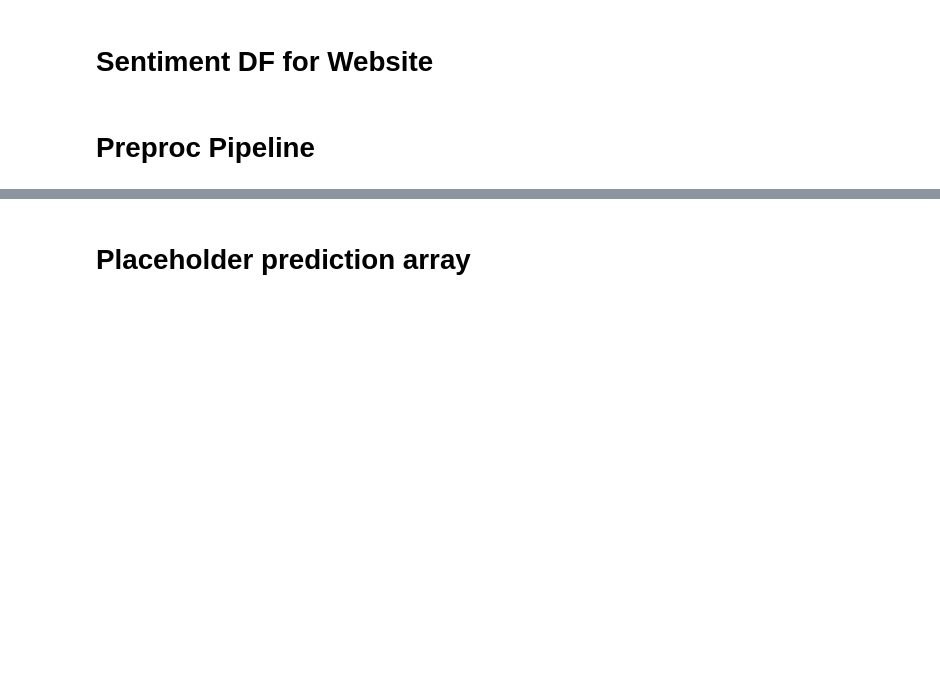
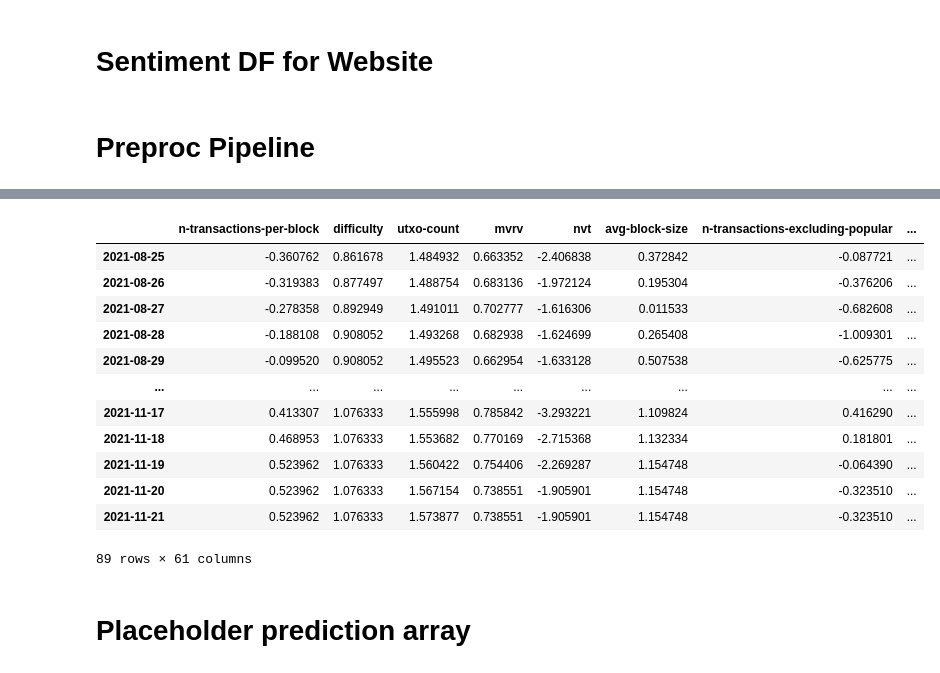
Before and after one commit to michelangelo89/btc_sent_fc, a Jupyter notebook: notebooks/ss_post_proc.ipynb, the cells around one changed output, grey strips where cells are left out. Drawn from its saved outputs; the diff is of its cells as text; code cells hidden in the pictures; blank space fills up the shorter version.

```diff
--- a/notebooks/ss_post_proc.ipynb
+++ b/notebooks/ss_post_proc.ipynb
@@ -253,3 +249,21 @@ from sklearn.pipeline import Pipeline
+# %%
+fake_1 = pd.read_csv("gs://wagon-data-750-btc-sent-fc/input_data/fake_1", index_col = 0, parse_dates = True)
+# %%
+clean_test_features(fake_1)
+# %% [output]
+|  | n-transactions-per-block | difficulty | utxo-count | mvrv | nvt | avg-block-size | n-transactions-excluding-popular | ... |
+| 2021-08-25 | -0.360762 | 0.861678 | 1.484932 | 0.663352 | -2.406838 | 0.372842 | -0.087721 | ... |
+| 2021-08-26 | -0.319383 | 0.877497 | 1.488754 | 0.683136 | -1.972124 | 0.195304 | -0.376206 | ... |
+| 2021-08-27 | -0.278358 | 0.892949 | 1.491011 | 0.702777 | -1.616306 | 0.011533 | -0.682608 | ... |
+| 2021-08-28 | -0.188108 | 0.908052 | 1.493268 | 0.682938 | -1.624699 | 0.265408 | -1.009301 | ... |
+| 2021-08-29 | -0.099520 | 0.908052 | 1.495523 | 0.662954 | -1.633128 | 0.507538 | -0.625775 | ... |
+| ... | ... | ... | ... | ... | ... | ... | ... | ... |
+| 2021-11-17 | 0.413307 | 1.076333 | 1.555998 | 0.785842 | -3.293221 | 1.109824 | 0.416290 | ... |
+| 2021-11-18 | 0.468953 | 1.076333 | 1.553682 | 0.770169 | -2.715368 | 1.132334 | 0.181801 | ... |
+| 2021-11-19 | 0.523962 | 1.076333 | 1.560422 | 0.754406 | -2.269287 | 1.154748 | -0.064390 | ... |
+| 2021-11-20 | 0.523962 | 1.076333 | 1.567154 | 0.738551 | -1.905901 | 1.154748 | -0.323510 | ... |
+| 2021-11-21 | 0.523962 | 1.076333 | 1.573877 | 0.738551 | -1.905901 | 1.154748 | -0.323510 | ... |
+89 rows × 61 columns
 # %% [markdown]
 # Placeholder prediction array
 # %%
```
Also changed, not shown: parts of 14 cells of this notebook, 1 other file.
